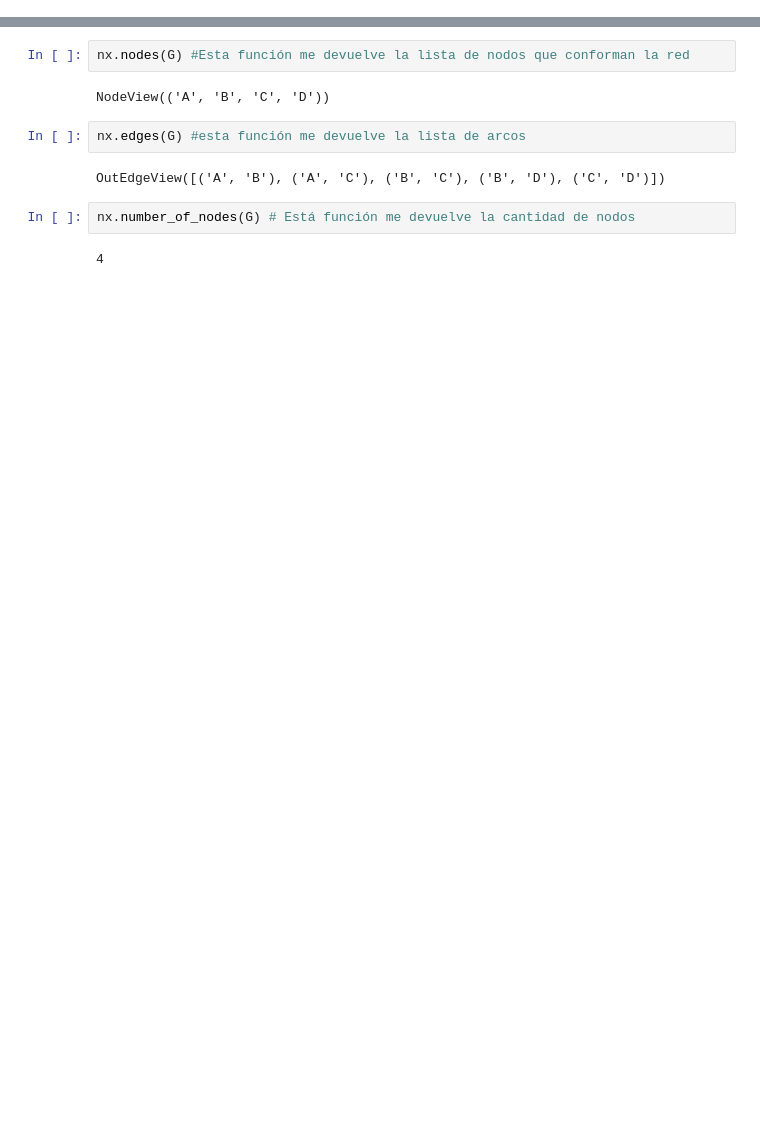
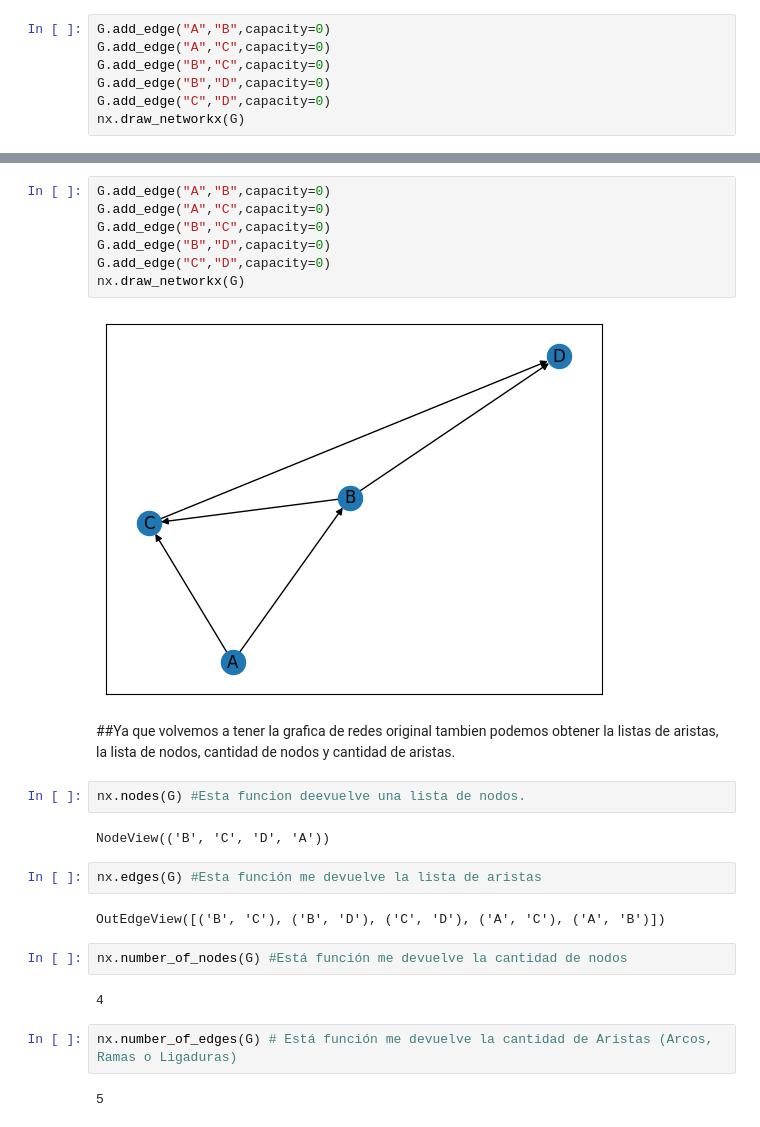
Before and after one commit to PerdomoVergaraFernando/Investigaciones-de-operaciones-, a Jupyter notebook: Grafica_de_redes.ipynb, the cells around one changed output, grey strips where cells are left out. Drawn from its saved outputs; the diff is of its cells as text; blank space fills up the shorter version.

```diff
--- a/Grafica_de_redes.ipynb
+++ b/Grafica_de_redes.ipynb
@@ -26,0 +63,7 @@ nx.draw_networkx(G)
+# %%
+G.add_edge("A","B",capacity=0)
+G.add_edge("A","C",capacity=0)
+G.add_edge("B","C",capacity=0)
+G.add_edge("B","D",capacity=0)
+G.add_edge("C","D",capacity=0)
+nx.draw_networkx(G)
@@ -27,12 +79,27 @@ nx.draw_networkx(G)
+# %%
+G.add_edge("A","B",capacity=0)
+G.add_edge("A","C",capacity=0)
+G.add_edge("B","C",capacity=0)
+G.add_edge("B","D",capacity=0)
+G.add_edge("C","D",capacity=0)
+nx.draw_networkx(G)
+# %% [output]
+[figure, added]
+# %% [markdown]
+##Ya que volvemos a tener la grafica de redes original tambien podemos obtener la listas de aristas, la lista de nodos, cantidad de nodos y cantidad de aristas.
+# %%
+nx.nodes(G) #Esta funcion deevuelve una lista de nodos.
+# %% [output]
+NodeView(('B', 'C', 'D', 'A'))
 # %%
-nx.nodes(G) #Esta función me devuelve la lista de nodos que conforman la red
+nx.edges(G) #Esta función me devuelve la lista de aristas
 # %% [output]
-NodeView(('A', 'B', 'C', 'D'))
+OutEdgeView([('B', 'C'), ('B', 'D'), ('C', 'D'), ('A', 'C'), ('A', 'B')])
 # %%
-nx.edges(G) #esta función me devuelve la lista de arcos
+nx.number_of_nodes(G) #Está función me devuelve la cantidad de nodos
 # %% [output]
-OutEdgeView([('A', 'B'), ('A', 'C'), ('B', 'C'), ('B', 'D'), ('C', 'D')])
+4
 # %%
-nx.number_of_nodes(G) # Está función me devuelve la cantidad de nodos
+nx.number_of_edges(G) # Está función me devuelve la cantidad de Aristas (Arcos, Ramas o Ligaduras)
 # %% [output]
-4
+5
```
Also changed, not shown: parts of 29 cells of this notebook.
